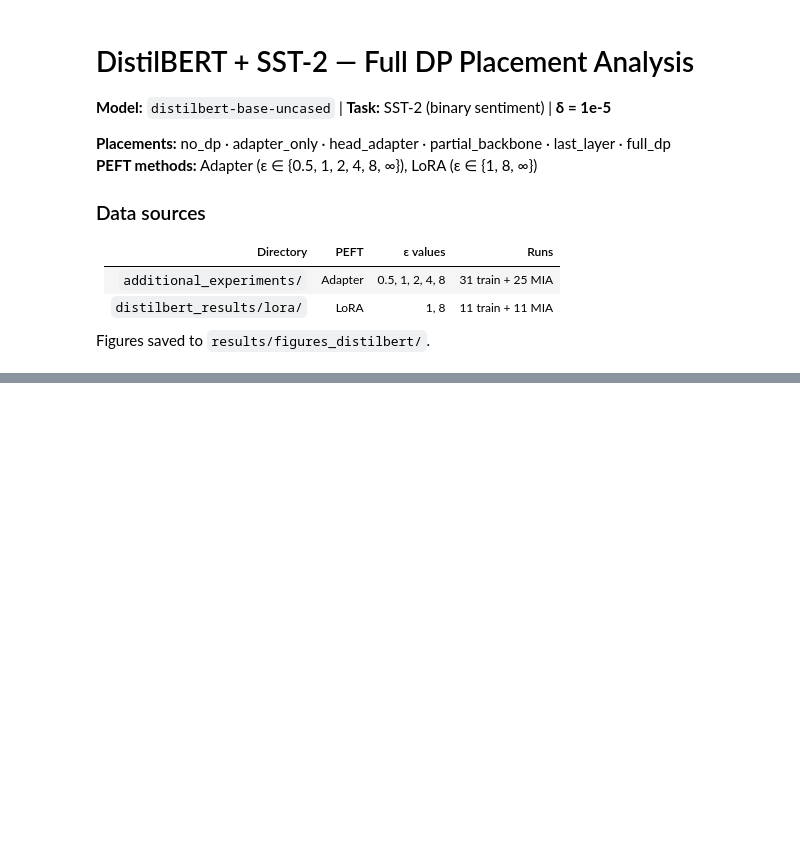
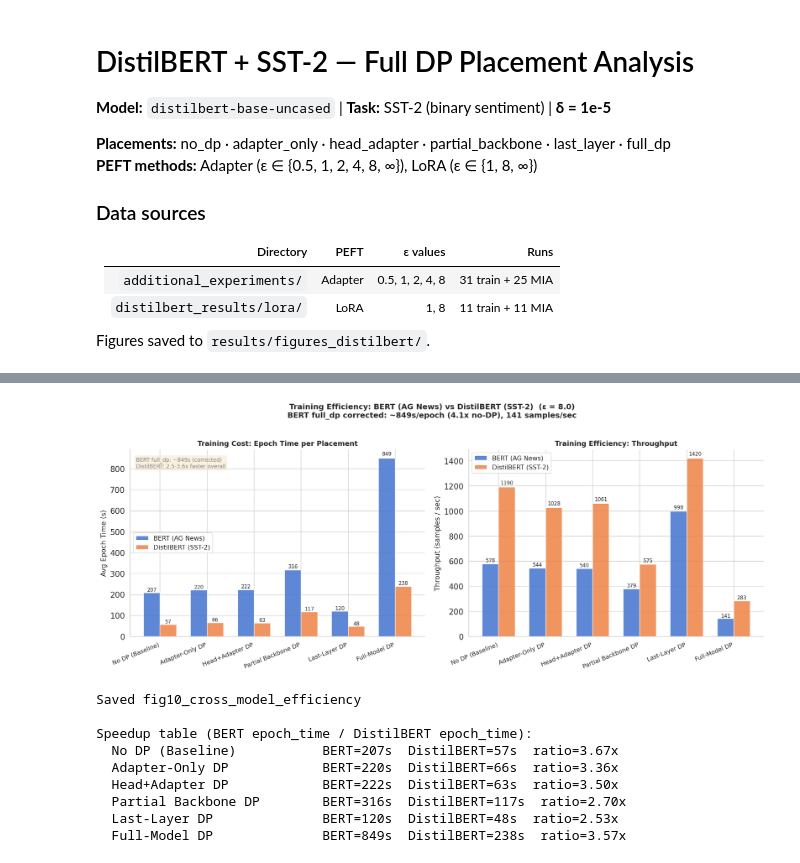
Before and after one commit to samilnamli/dp-peft-research, a Jupyter notebook: notebooks/distilbert_analysis.ipynb, the cells around one changed output, grey strips where cells are left out. Cells and saved outputs as stored; diff of their text form; code cells hidden in the pictures; blank space fills up the shorter version.

```diff
--- a/notebooks/distilbert_analysis.ipynb
+++ b/notebooks/distilbert_analysis.ipynb
@@ -796,8 +872,8 @@ print('DistilBERT MIA AUC range (adapter, ε=8):    ',
 fig, (ax1, ax2) = plt.subplots(1, 2, figsize=(15, 6))
 
 eff_sources = [
-    ('BERT (AG News)',      bert_train_df,                          '#4878d0'),
-    ('DistilBERT (SST-2)',  dist_train,                             '#ee854a'),
+    ('BERT (AG News)',      bert_train_df, '#4878d0'),
+    ('DistilBERT (SST-2)',  dist_train,    '#ee854a'),
 ]
 eps_val = 8.0
 
@@ -823,40 +899,50 @@ for ax, (col, ylabel, title) in zip((ax1, ax2), [
                 ax.text(bar.get_x()+bar.get_width()/2, bar.get_height()*1.01,
                         f'{val:.0f}', ha='center', va='bottom', fontsize=8)
 
     ax.set_xticks(x)
     ax.set_xticklabels([LABELS[p] for p in PLACEMENT_ORDER], rotation=22, ha='right', fontsize=9.5)
     ax.set_ylabel(ylabel, fontsize=11)
     ax.set_title(title, fontsize=11, fontweight='bold')
     ax.legend(fontsize=10)
 
-# Add speedup annotation on epoch time chart
-ax1.text(0.02, 0.96, 'DistilBERT is 2.5-3.6x faster\nexcept full_dp (see note)',
-         transform=ax1.transAxes, fontsize=8.5, color='#ee854a',
+ax1.text(0.02, 0.96,
+         'BERT full_dp: ~849s (corrected)\nDistilBERT: 2.5-3.6x faster overall',
+         transform=ax1.transAxes, fontsize=8.5, color='gray',
          verticalalignment='top',
          bbox=dict(boxstyle='round', facecolor='wheat', alpha=0.4))
 
 fig.suptitle(
     'Training Efficiency: BERT (AG News) vs DistilBERT (SST-2)  (ε = 8.0)\n'
-    'Note: BERT full_dp ≡ head_adapter (frozen backbone) — not true full-model DP',
+    'BERT full_dp corrected: ~849s/epoch (4.1x no-DP), 141 samples/sec',
     fontsize=12, fontweight='bold', y=1.01
 )
 plt.tight_layout()
 plt.savefig(FIGS / 'fig10_cross_model_efficiency.pdf')
 plt.savefig(FIGS / 'fig10_cross_model_efficiency.png')
 plt.show()
 print('Saved fig10_cross_model_efficiency')
 
-# Speedup summary
 print()
-print('Speedup table (BERT / DistilBERT epoch time):')
+print('Speedup table (BERT epoch_time / DistilBERT epoch_time):')
 for p in PLACEMENT_ORDER:
     rb = bert_train_df[(bert_train_df.placement==p) & (bert_train_df.epsilon==eps_val)]
     if p == 'no_dp': rb = bert_train_df[bert_train_df.placement==p]
     rd = dist_train[(dist_train.placement==p) & (dist_train.epsilon==eps_val)]
     if p == 'no_dp': rd = dist_train[dist_train.placement==p]
     if rb.empty or rd.empty: continue
     bt = float(rb.iloc[0]['epoch_time']); dt = float(rd.iloc[0]['epoch_time'])
-    print(f'  {LABELS[p]:25s}  BERT={bt:.0f}s  DistilBERT={dt:.0f}s  speedup={bt/dt:.2f}x')
+    print(f'  {LABELS[p]:25s}  BERT={bt:.0f}s  DistilBERT={dt:.0f}s  ratio={bt/dt:.2f}x')
+# %% [output]
+[figure, added]
+Saved fig10_cross_model_efficiency
+
+Speedup table (BERT epoch_time / DistilBERT epoch_time):
+  No DP (Baseline)           BERT=207s  DistilBERT=57s  ratio=3.67x
+  Adapter-Only DP            BERT=220s  DistilBERT=66s  ratio=3.36x
+  Head+Adapter DP            BERT=222s  DistilBERT=63s  ratio=3.50x
+  Partial Backbone DP        BERT=316s  DistilBERT=117s  ratio=2.70x
+  Last-Layer DP              BERT=120s  DistilBERT=48s  ratio=2.53x
+  Full-Model DP              BERT=849s  DistilBERT=238s  ratio=3.57x
 # %%
 ## Figure 7 — Utility vs Privacy Frontier (Accuracy vs MIA Advantage)
 
```
Also changed, not shown: parts of 16 cells of this notebook, 4 other files.
